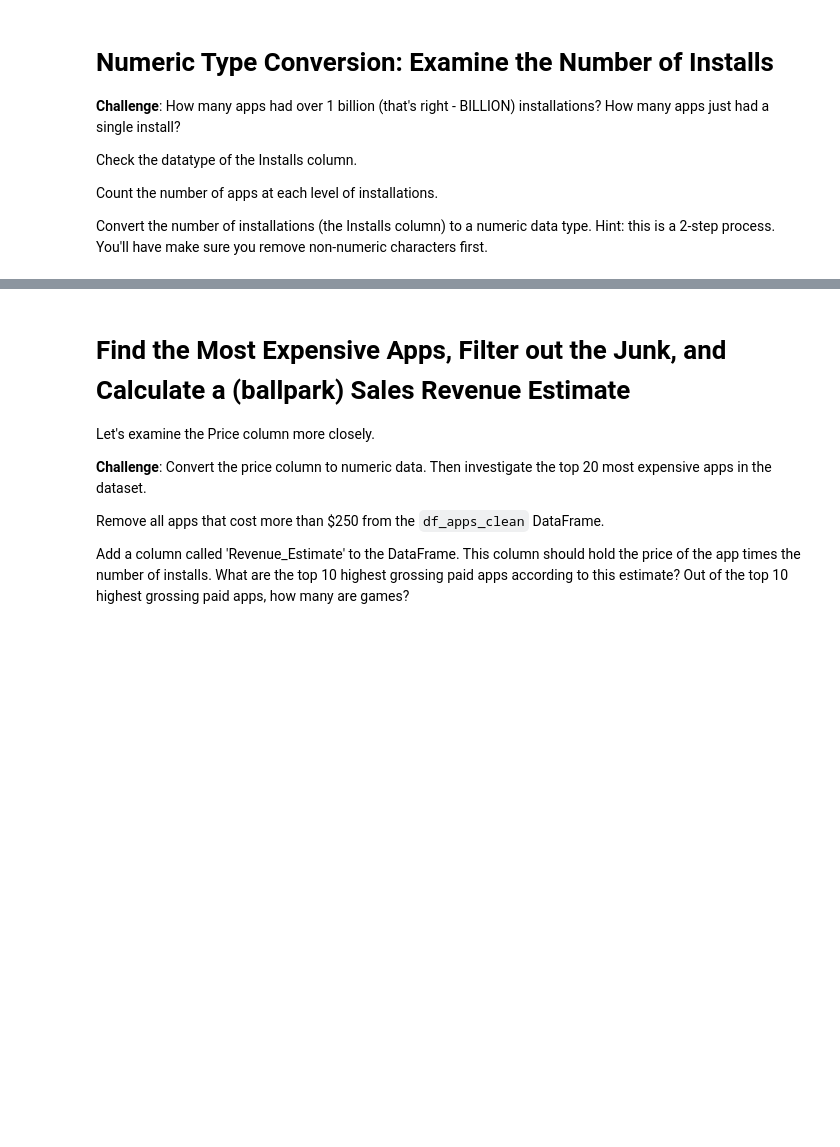
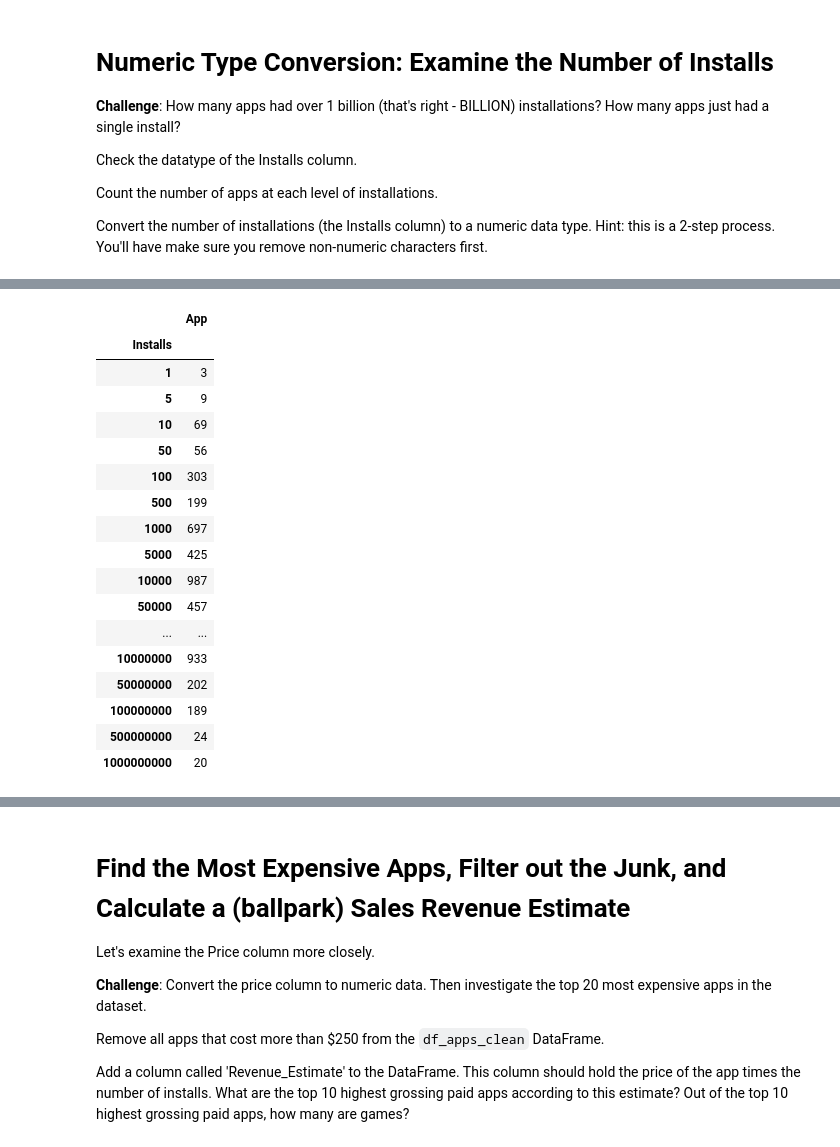
Before and after one commit to Lucasqrz1/100_Days_Of_Code, a Jupyter notebook: Day_76/Google Play Store App Analytics (start).ipynb, the cells around one changed output, grey strips where cells are left out. Cells and saved outputs as stored; diff of their text form; code cells hidden in the pictures; blank space fills up the shorter version.

```diff
--- a/Day_76/Google Play Store App Analytics (start).ipynb
+++ b/Day_76/Google Play Store App Analytics (start).ipynb
@@ -217,0 +247,23 @@ Convert the number of installations (the Installs column) to a numeric data type
+# %%
+df_apps_clean.Installs = df_apps_clean.Installs.astype(str).str.replace(',', "") # Remove commas from the 'Installs' column
+df_apps_clean.Installs = pd.to_numeric(df_apps_clean.Installs) # Convert the 'Installs' column to numeric type after removing commas
+df_apps_clean[['App', 'Installs']].groupby('Installs').count() # Group by 'Installs' and count the number of apps for each install count
+# %% [output]
+|  | App |
+| Installs |  |
+| 1 | 3 |
+| 5 | 9 |
+| 10 | 69 |
+| 50 | 56 |
+| 100 | 303 |
+| 500 | 199 |
+| 1000 | 697 |
+| 5000 | 425 |
+| 10000 | 987 |
+| 50000 | 457 |
+| ... | ... |
+| 10000000 | 933 |
+| 50000000 | 202 |
+| 100000000 | 189 |
+| 500000000 | 24 |
+| 1000000000 | 20 |
```
Also changed, not shown: parts of 7 cells of this notebook.
